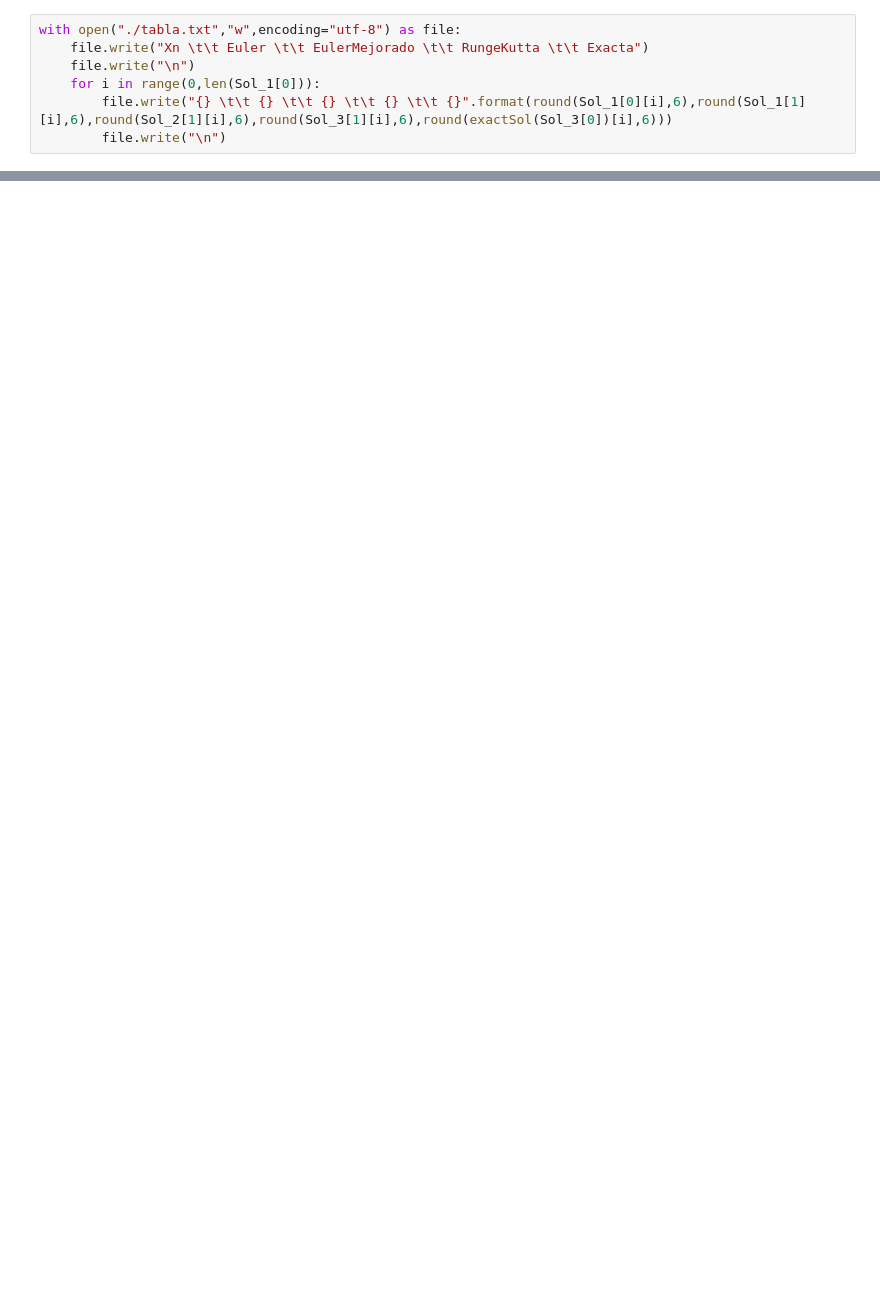
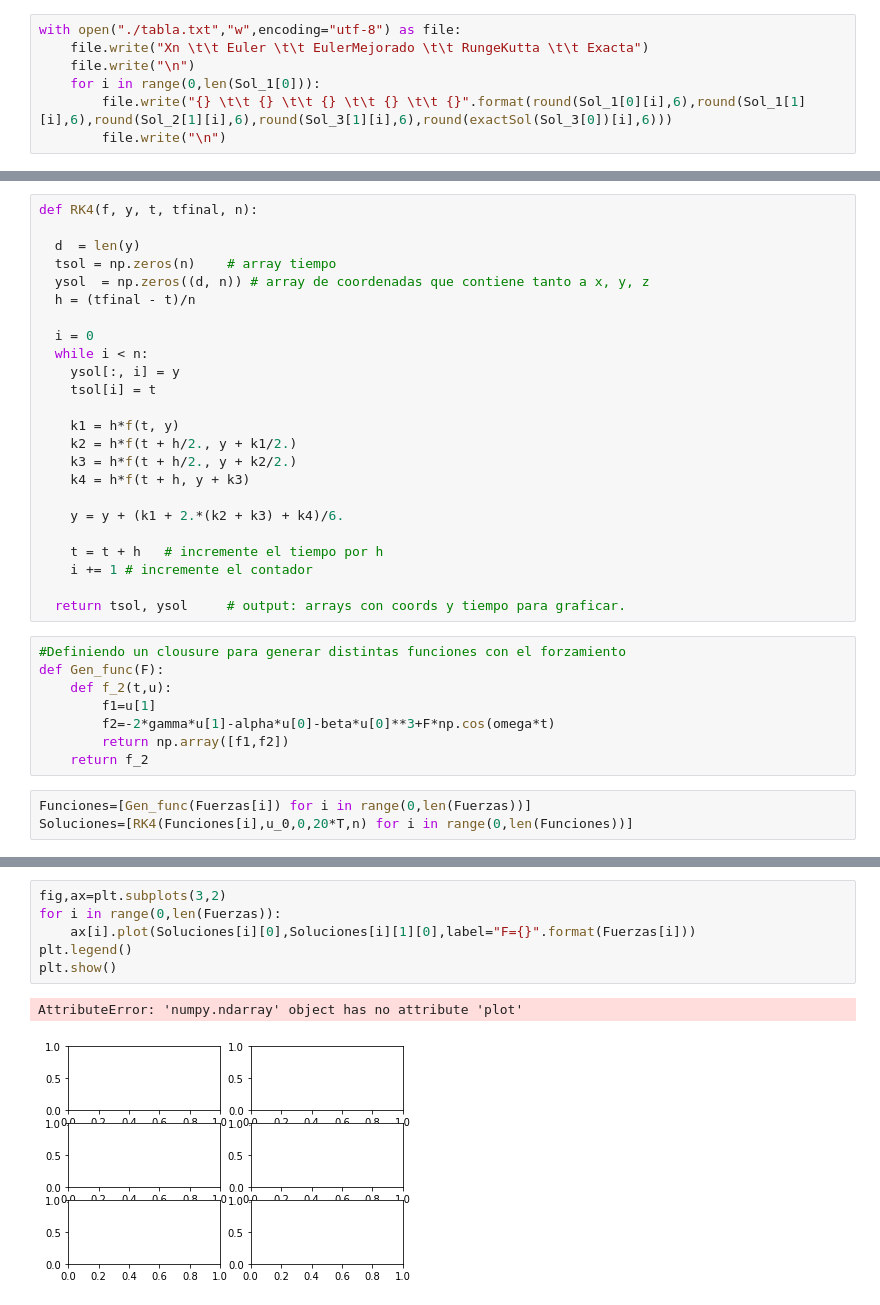
Before and after one commit to Velpe/FisicaComputacional1, a Jupyter notebook: Tarea2.ipynb, the cells around one changed output, grey strips where cells are left out. Drawn from its saved outputs; the diff is of its cells as text; blank space fills up the shorter version.

```diff
--- a/Tarea2.ipynb
+++ b/Tarea2.ipynb
@@ -91,0 +132,35 @@ with open("./tabla.txt","w",encoding="utf-8") as file:
+# %%
+def RK4(f, y, t, tfinal, n):
+
+  d  = len(y)
+  tsol = np.zeros(n)    # array tiempo
+  ysol  = np.zeros((d, n)) # array de coordenadas que contiene tanto a x, y, z
+  h = (tfinal - t)/n
+
+  i = 0
+  while i < n:
+    ysol[:, i] = y
+    tsol[i] = t
+
+    k1 = h*f(t, y)
+    k2 = h*f(t + h/2., y + k1/2.)
+    k3 = h*f(t + h/2., y + k2/2.)
+    k4 = h*f(t + h, y + k3)
+
+    y = y + (k1 + 2.*(k2 + k3) + k4)/6.
+
+    t = t + h   # incremente el tiempo por h
+    i += 1 # incremente el contador
+
+  return tsol, ysol     # output: arrays con coords y tiempo para graficar.
+# %%
+#Definiendo un clousure para generar distintas funciones con el forzamiento
+def Gen_func(F):
+    def f_2(t,u):
+        f1=u[1]
+        f2=-2*gamma*u[1]-alpha*u[0]-beta*u[0]**3+F*np.cos(omega*t)
+        return np.array([f1,f2])
+    return f_2
+# %%
+Funciones=[Gen_func(Fuerzas[i]) for i in range(0,len(Fuerzas))]
+Soluciones=[RK4(Funciones[i],u_0,0,20*T,n) for i in range(0,len(Funciones))]
@@ -91,0 +176,9 @@ with open("./tabla.txt","w",encoding="utf-8") as file:
+# %%
+fig,ax=plt.subplots(3,2)
+for i in range(0,len(Fuerzas)):
+    ax[i].plot(Soluciones[i][0],Soluciones[i][1][0],label="F={}".format(Fuerzas[i]))
+plt.legend()
+plt.show()
+# %% [output]
+AttributeError: 'numpy.ndarray' object has no attribute 'plot'
+[figure, added]
```
Also changed, not shown: parts of 10 cells of this notebook.
